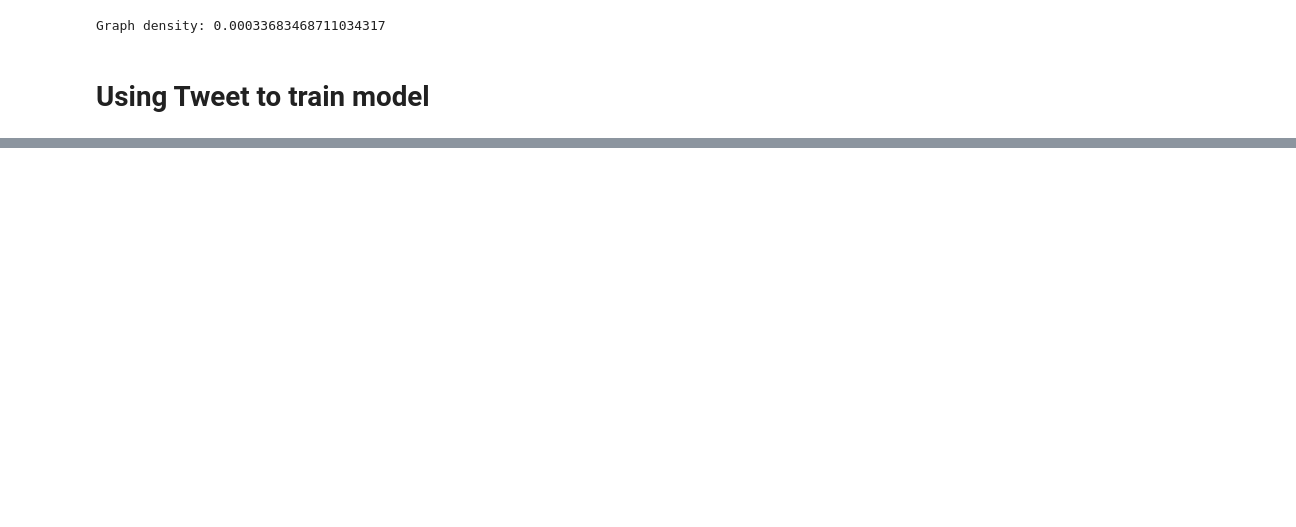
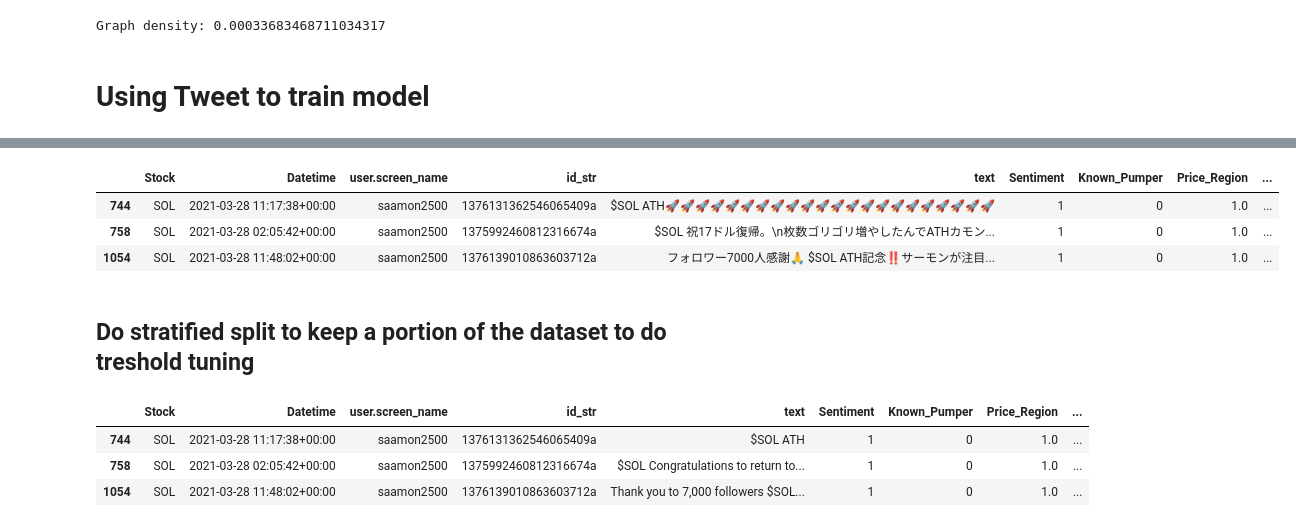
Before and after one commit to DominicCheongChengHung/DSA4263_StockTweets, a Jupyter notebook: New Approach/Creating_probabilistic_pumper.ipynb, the cells around one changed output, grey strips where cells are left out. Drawn from its saved outputs; the diff is of its cells as text; code cells hidden in the pictures; blank space fills up the shorter version.

```diff
--- a/New Approach/Creating_probabilistic_pumper.ipynb
+++ b/New Approach/Creating_probabilistic_pumper.ipynb
@@ -166,7 +160,11 @@ node_names = []
 for node in G.nodes():
     node_features.append([
         G.nodes[node]['degree_centrality'],
-        G.nodes[node]['pumper_ratio'] #only use these two features, because of sparsity.
+        G.nodes[node]['pumper_ratio'],
+        G.nodes[node]['mentions_sent'],
+        G.nodes[node]['mentions_received'],
+        G.nodes[node]['betweenness_centrality'],
+        G.nodes[node]['eigenvector_centrality'],
     ])
     if 'pumper' in G.nodes[node]:
         node_labels.append(G.nodes[node]['pumper'])
@@ -177,6 +175,9 @@ for node in G.nodes():
 feature_df = pd.DataFrame(node_features, columns=[
     'degree_centrality',
     'pumper_ratio',
+    "mentions_sent",
+    "mentions_received",
+    "betweenness_centrality",  "eigenvector_centrality"
 ])
 target_series = pd.Series(node_labels)
 name_series = pd.Series(node_names)
@@ -197,10 +198,12 @@ probabilities = model.predict_proba(X_test)[:, 1]
 
 user_pumper_probabilities = {}
 predicted_probability = []
+count = 0
 for i, user in enumerate(names_test):
     if user in G.nodes() and 'pumper' in G.nodes[user] and G.nodes[user]['pumper'] == 1:
         predicted_probability.append(probabilities[i])
         user_pumper_probabilities[user] = max(0.8, probabilities[i])  # Strong prior
+        count += 1
     else:
         user_pumper_probabilities[user] = probabilities[i]
 # %%
@@ -229,0 +278,7 @@ twitter_data['user_pumper_probability'] = twitter_data['user_pumper_probability'
+# %%
+twitter_data[(twitter_data['user_pumper_probability'] > 0.6) & (twitter_data['user_pumper_probability'] < 0.8)]
+# %% [output]
+|  | Stock | Datetime | user.screen_name | id_str | text | Sentiment | Known_Pumper | Price_Region | ... |
+| 744 | SOL | 2021-03-28 11:17:38+00:00 | saamon2500 | 1376131362546065409a | $SOL ATH🚀🚀🚀🚀🚀🚀🚀🚀🚀🚀🚀🚀🚀🚀🚀🚀🚀🚀🚀🚀🚀🚀 | 1 | 0 | 1.0 | ... |
+| 758 | SOL | 2021-03-28 02:05:42+00:00 | saamon2500 | 1375992460812316674a | $SOL 祝17ドル復帰。\n枚数ゴリゴリ増やしたんでATHカモン... | 1 | 0 | 1.0 | ... |
+| 1054 | SOL | 2021-03-28 11:48:02+00:00 | saamon2500 | 1376139010863603712a | フォロワー7000人感謝🙏 $SOL ATH記念‼️サーモンが注目... | 1 | 0 | 1.0 | ... |
@@ -230 +288,3 @@ twitter_data['user_pumper_probability'] = twitter_data['user_pumper_probability'
+# %% [markdown]
+## Do stratified split to keep a portion of the dataset to do treshold tuning
 # %%
@@ -231,0 +382,7 @@ twitter_data.to_csv(r"C:\Users\limti\PycharmProjects\DSA4263_StockTweets\data\sc
+# %%
+twitter_data_translated[(twitter_data_translated["user_pumper_probability"] > 0.6) & (twitter_data_translated["user_pumper_probability"] <0.8)]
+# %% [output]
+|  | Stock | Datetime | user.screen_name | id_str | text | Sentiment | Known_Pumper | Price_Region | ... |
+| 744 | SOL | 2021-03-28 11:17:38+00:00 | saamon2500 | 1376131362546065409a | $SOL ATH | 1 | 0 | 1.0 | ... |
+| 758 | SOL | 2021-03-28 02:05:42+00:00 | saamon2500 | 1375992460812316674a | $SOL Congratulations to return to... | 1 | 0 | 1.0 | ... |
+| 1054 | SOL | 2021-03-28 11:48:02+00:00 | saamon2500 | 1376139010863603712a | Thank you to 7,000 followers $SOL... | 1 | 0 | 1.0 | ... |
```
Also changed, not shown: parts of 28 cells of this notebook, 1 other file.
